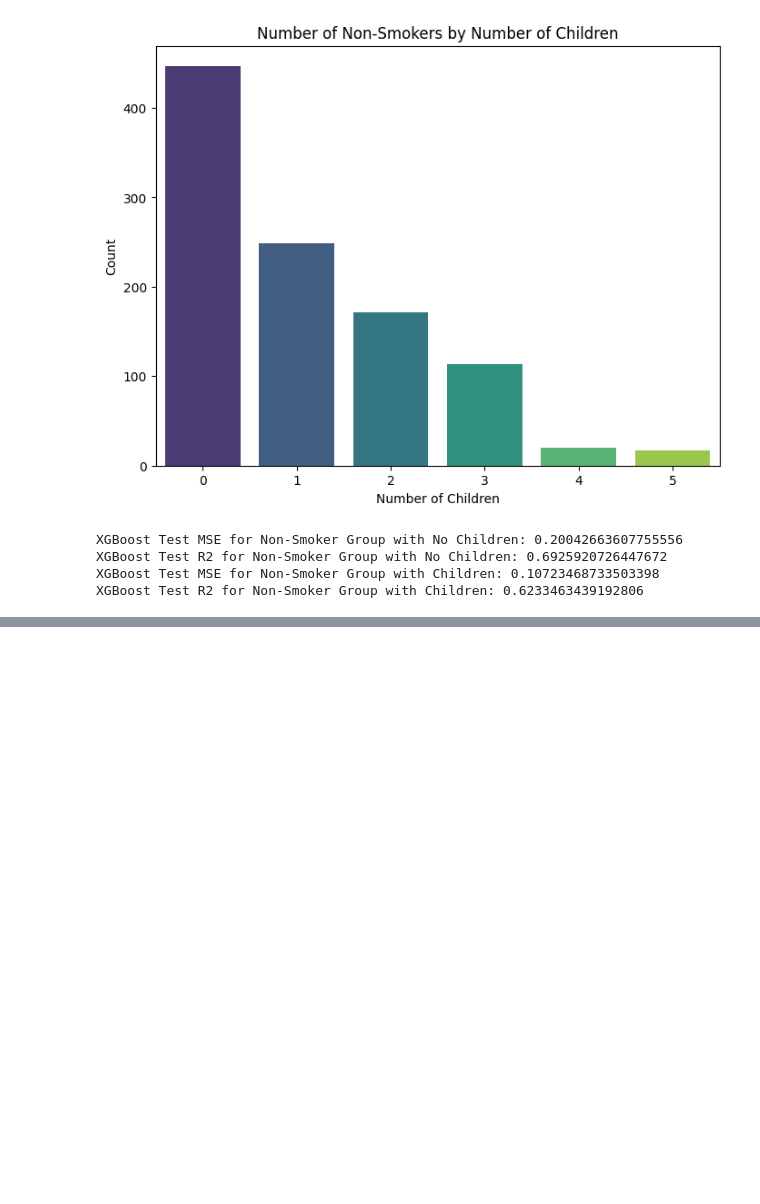
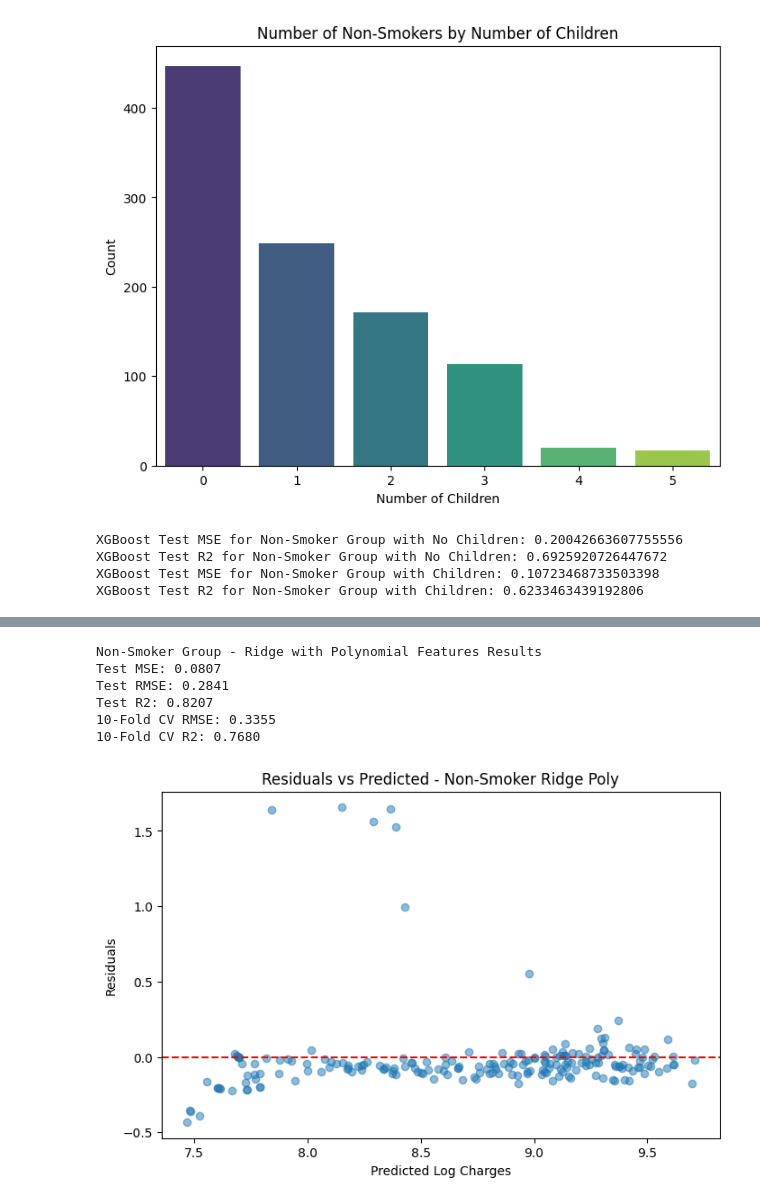
Before and after one commit to s-hreya-riram/three-little-pigs, a Jupyter notebook: exploratory_data_analysis.ipynb, the cells around one changed output, grey strips where cells are left out. Drawn from its saved outputs; the diff is of its cells as text; code cells hidden in the pictures; blank space fills up the shorter version.

```diff
--- a/exploratory_data_analysis.ipynb
+++ b/exploratory_data_analysis.ipynb
@@ -807,0 +1244,74 @@ XGBoost Test R2 for Non-Smoker Group with Children: 0.6233463439192806
+# %%
+non_smoker_df = data_df[data_df['smoker'] == 'no']
+
+# Prepare X and y with categorical variables one-hot encoded
+y = non_smoker_df['log_charges']
+X = non_smoker_df.drop(columns=['log_charges'])
+X = pd.get_dummies(X, drop_first=True)
+
+# Add polynomial features (up to degree 2) for numerical columns only
+poly = PolynomialFeatures(degree=2, interaction_only=False, include_bias=False)
+num_cols = ['age', 'bmi', 'children']
+X_poly = poly.fit_transform(X[num_cols])
+poly_feature_names = poly.get_feature_names_out(num_cols)
+X_poly_df = pd.DataFrame(X_poly, columns=poly_feature_names, index=X.index)
+
+# Combine polynomial features with remaining features
+X_rest = X.drop(columns=num_cols)
+X_final = pd.concat([X_rest, X_poly_df], axis=1)
+
+# Train-test split 80/20
+X_train, X_test, y_train, y_test = train_test_split(
+    X_final, y, test_size=0.2, random_state=42
+)
+
+# Wrap Ridge Regression to handle log-transformed target
+ridge_model = TransformedTargetRegressor(
+    regressor=Ridge(alpha=1.0),
+    func=np.log1p,
+    inverse_func=np.expm1
+)
+
+# Fit model
+ridge_model.fit(X_train, y_train)
+
+# Predict & Evaluate
+y_pred = ridge_model.predict(X_test)
+mse = mean_squared_error(y_test, y_pred)
+rmse = np.sqrt(mse)
+r2 = r2_score(y_test, y_pred)
+
+print("Non-Smoker Group - Ridge with Polynomial Features Results")
+print(f"Test MSE: {mse:.4f}")
+print(f"Test RMSE: {rmse:.4f}")
+print(f"Test R2: {r2:.4f}")
+
+# 10-Fold Cross-Validation
+cv = KFold(n_splits=10, shuffle=True, random_state=42)
+cv_mse_scores = -cross_val_score(
+    ridge_model, X_train, y_train, cv=cv, scoring='neg_mean_squared_error', n_jobs=-1
+)
+cv_rmse_mean = np.sqrt(np.mean(cv_mse_scores))
+cv_r2_scores = cross_val_score(ridge_model, X_train, y_train, cv=cv, scoring='r2', n_jobs=-1)
+cv_r2_mean = np.mean(cv_r2_scores)
+
+print(f"10-Fold CV RMSE: {cv_rmse_mean:.4f}")
+print(f"10-Fold CV R2: {cv_r2_mean:.4f}")
+
+# Residual plot
+residuals = y_test - y_pred
+plt.figure(figsize=(8,5))
+plt.scatter(y_pred, residuals, alpha=0.5)
+plt.axhline(0, color='red', linestyle='--')
+plt.xlabel('Predicted Log Charges')
+plt.ylabel('Residuals')
+plt.title('Residuals vs Predicted - Non-Smoker Ridge Poly')
+plt.show()
+# %% [output]
+Non-Smoker Group - Ridge with Polynomial Features Results
+Test MSE: 0.0807
+Test RMSE: 0.2841
+Test R2: 0.8207
+10-Fold CV RMSE: 0.3355
+10-Fold CV R2: 0.7680
+[figure, added]
```
Also changed, not shown: parts of 7 cells of this notebook.
